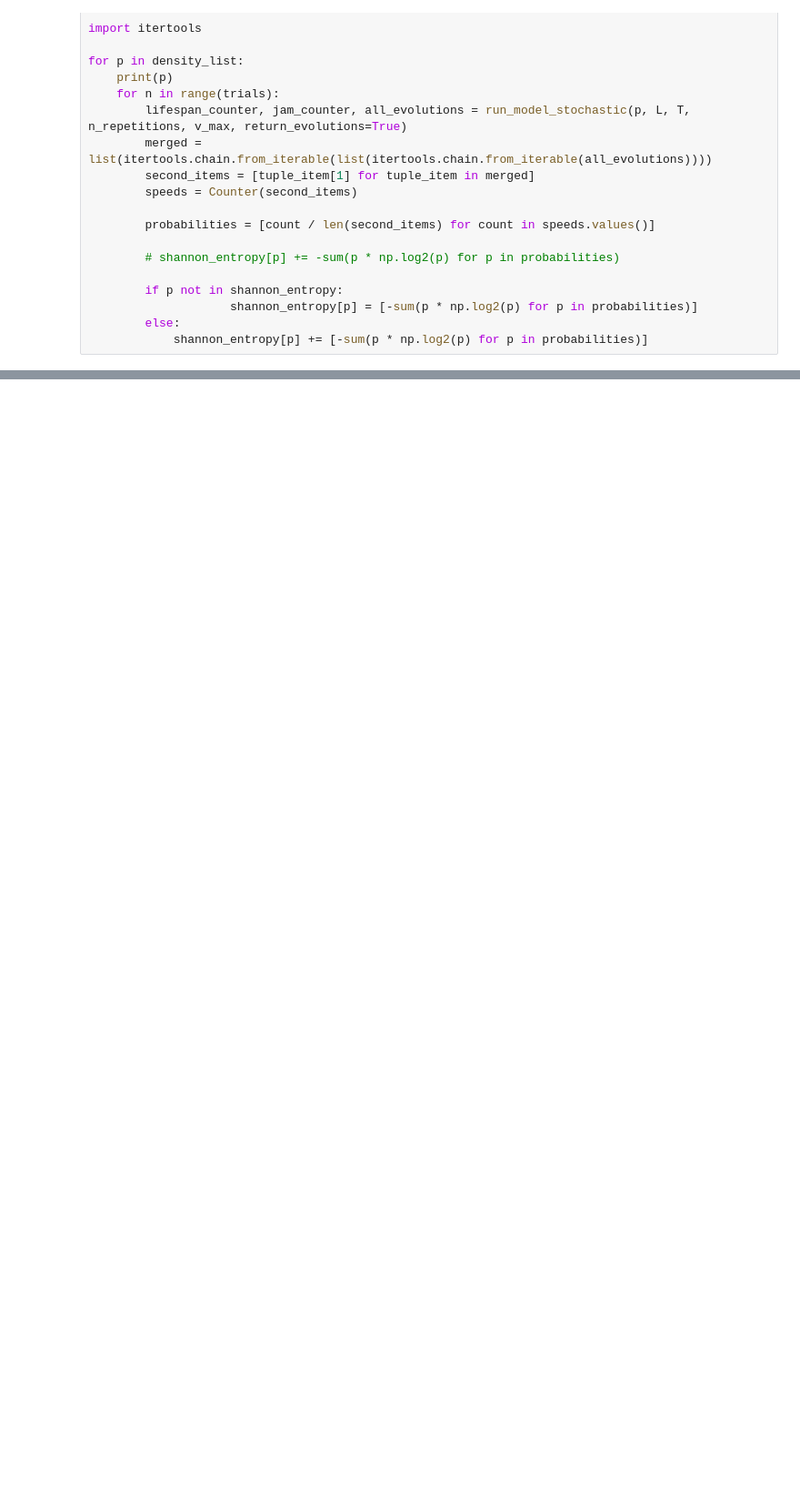
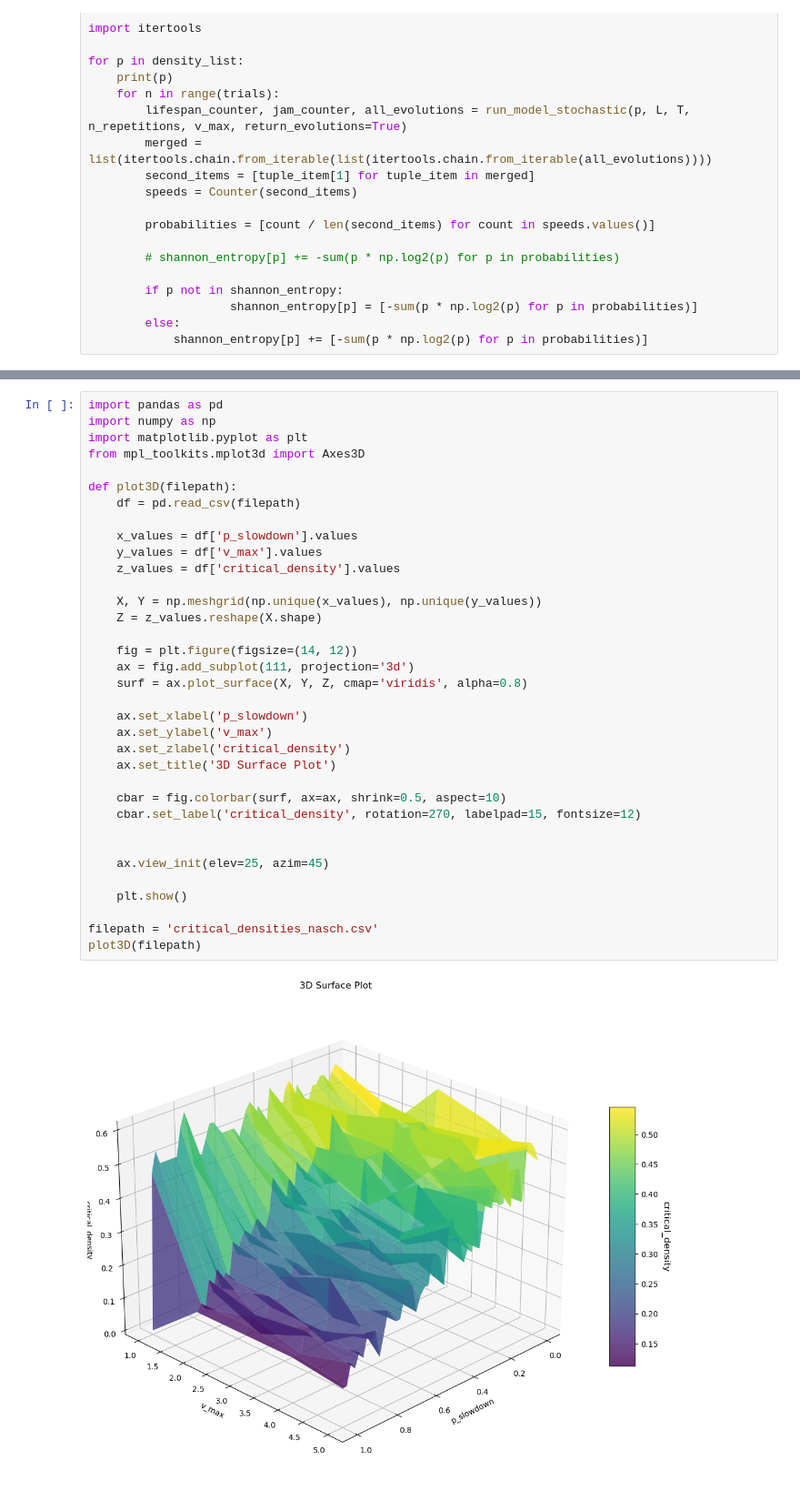
Before and after one commit to ThomasTenDamme/CSS-Group1, a Jupyter notebook: jennas_notebook.ipynb, the cells around one changed output, grey strips where cells are left out. Shown: that part at 91% size. Cells and saved outputs as stored; diff of their text form; blank space fills up the shorter version.

```diff
--- a/jennas_notebook.ipynb
+++ b/jennas_notebook.ipynb
@@ -42,0 +83,37 @@ for p in density_list:
+# %%
+import pandas as pd
+import numpy as np
+import matplotlib.pyplot as plt
+from mpl_toolkits.mplot3d import Axes3D
+
+def plot3D(filepath):
+    df = pd.read_csv(filepath)
+
+    x_values = df['p_slowdown'].values
+    y_values = df['v_max'].values
+    z_values = df['critical_density'].values
+
+    X, Y = np.meshgrid(np.unique(x_values), np.unique(y_values))
+    Z = z_values.reshape(X.shape)
+
+    fig = plt.figure(figsize=(14, 12))
+    ax = fig.add_subplot(111, projection='3d')
+    surf = ax.plot_surface(X, Y, Z, cmap='viridis', alpha=0.8)
+
+    ax.set_xlabel('p_slowdown')
+    ax.set_ylabel('v_max')
+    ax.set_zlabel('critical_density')
+    ax.set_title('3D Surface Plot')
+
+    cbar = fig.colorbar(surf, ax=ax, shrink=0.5, aspect=10)
+    cbar.set_label('critical_density', rotation=270, labelpad=15, fontsize=12)
+
+
+    ax.view_init(elev=25, azim=45)
+
+    plt.show()
+
+filepath = 'critical_densities_nasch.csv'
+plot3D(filepath)
+# %% [output]
+[figure, added]
```
Also changed, not shown: parts of 1 cell of this notebook.
